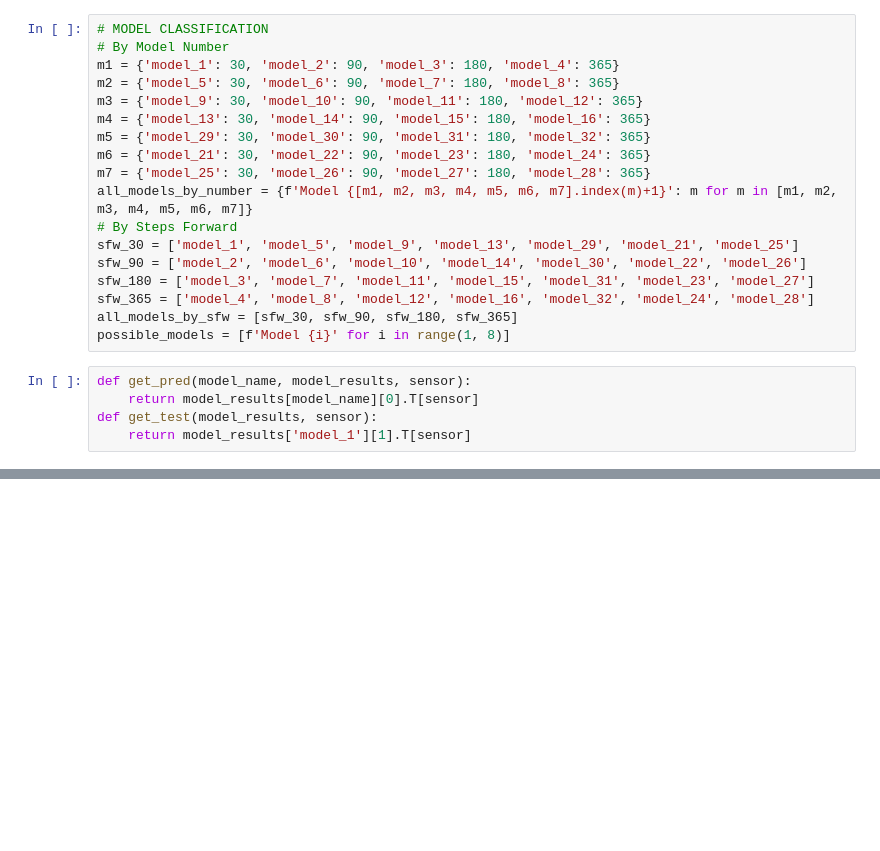
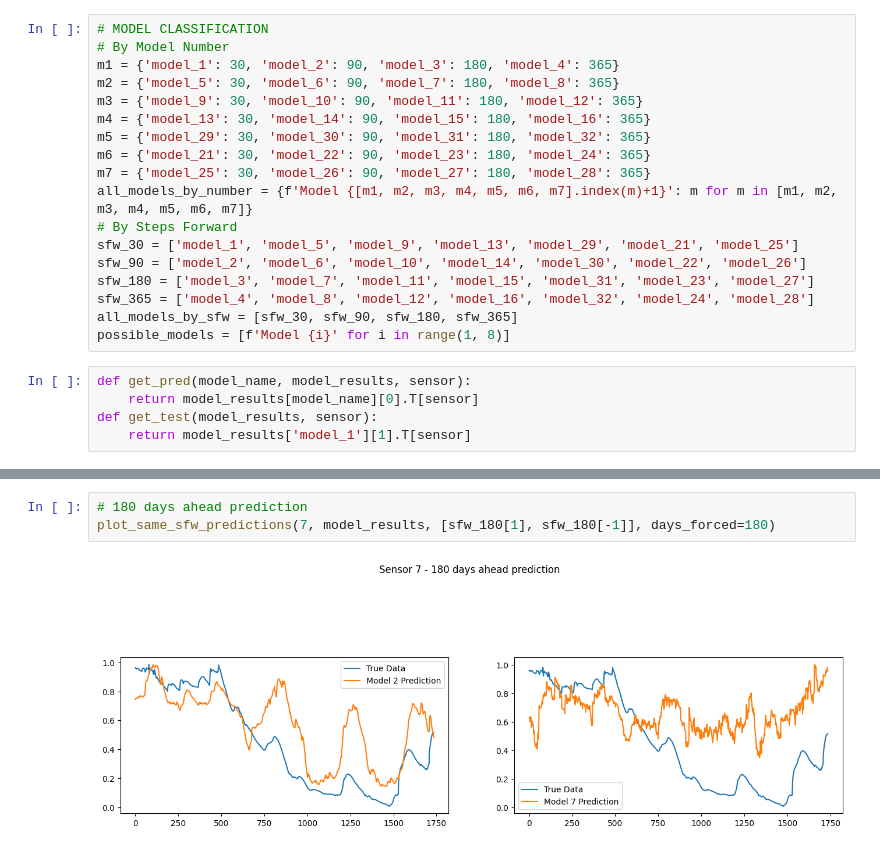
Before and after one commit to arnausanz/arnausanz.github.io, a Jupyter notebook: Results Analysis.ipynb, the cells around one changed output, grey strips where cells are left out. Saved outputs shown, nothing was run; the diff lists cells and outputs as text; blank space fills up the shorter version.

```diff
--- a/Results Analysis.ipynb
+++ b/Results Analysis.ipynb
@@ -160,0 +175,5 @@ plot_same_sfw_predictions(5, model_results, sfw_90)
+# %%
+# 180 days ahead prediction
+plot_same_sfw_predictions(7, model_results, [sfw_180[1], sfw_180[-1]], days_forced=180)
+# %% [output]
+[figure, added]
```
Also changed, not shown: parts of 5 cells of this notebook.
